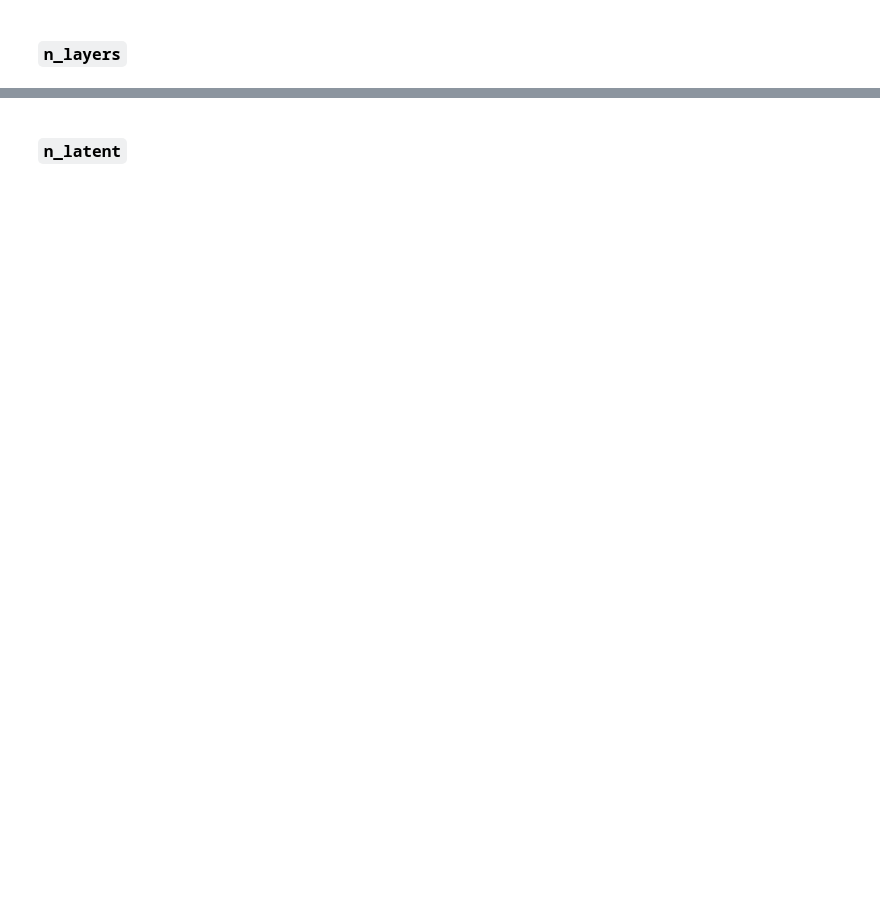
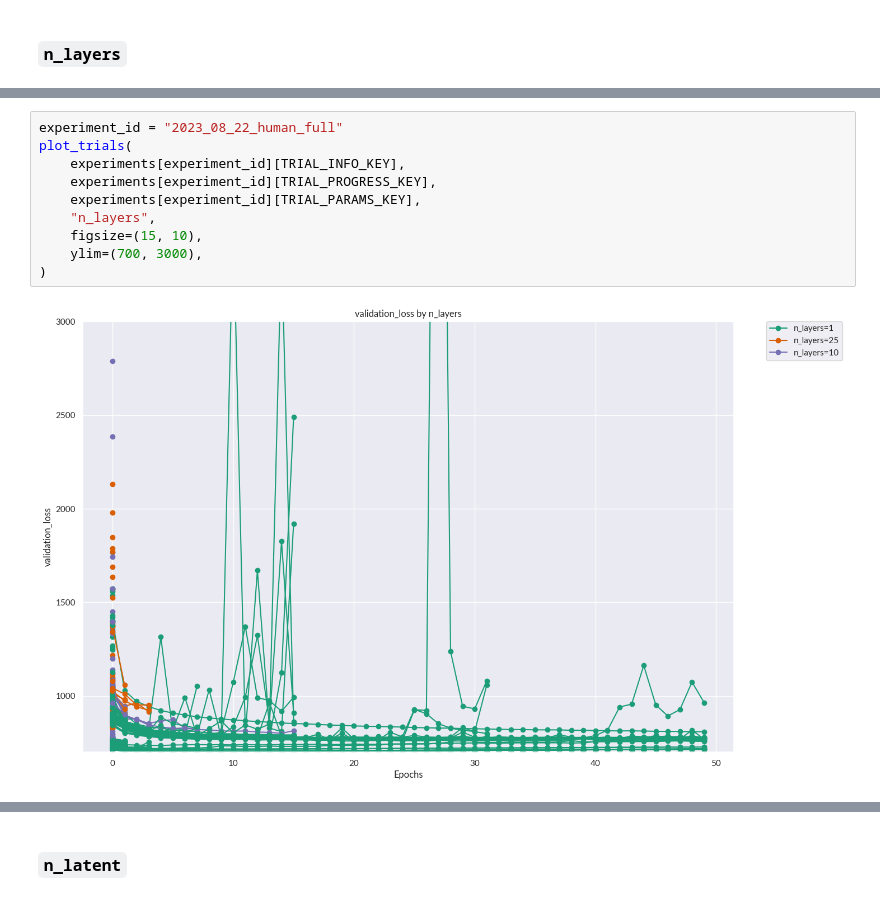
Before and after one commit to YosefLab/census-scvi, a Jupyter notebook: experiments/autotune/notebooks/2023_09_autotune_report.ipynb, the cells around one changed output, grey strips where cells are left out. Saved outputs shown, nothing was run; the diff lists cells and outputs as text; blank space fills up the shorter version.

```diff
--- a/experiments/autotune/notebooks/2023_09_autotune_report.ipynb
+++ b/experiments/autotune/notebooks/2023_09_autotune_report.ipynb
@@ -194,0 +237,12 @@ Observations:
+# %%
+experiment_id = "2023_08_22_human_full"
+plot_trials(
+    experiments[experiment_id][TRIAL_INFO_KEY],
+    experiments[experiment_id][TRIAL_PROGRESS_KEY],
+    experiments[experiment_id][TRIAL_PARAMS_KEY],
+    "n_layers",
+    figsize=(15, 10),
+    ylim=(700, 3000),
+)
+# %% [output]
+[figure, added]
```
Also changed, not shown: parts of 36 cells of this notebook, 1 other file.
